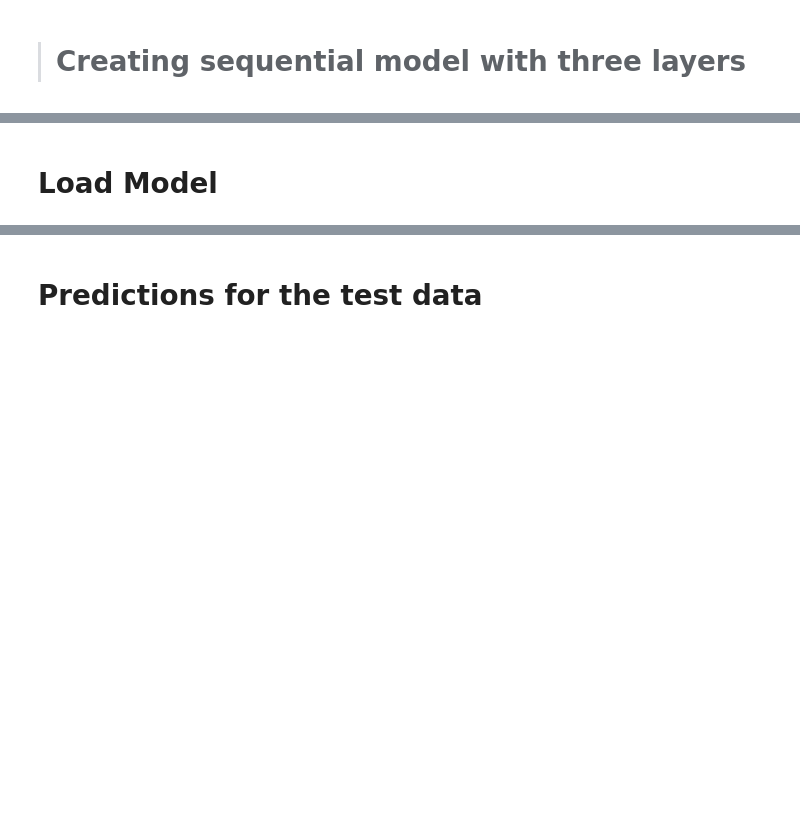
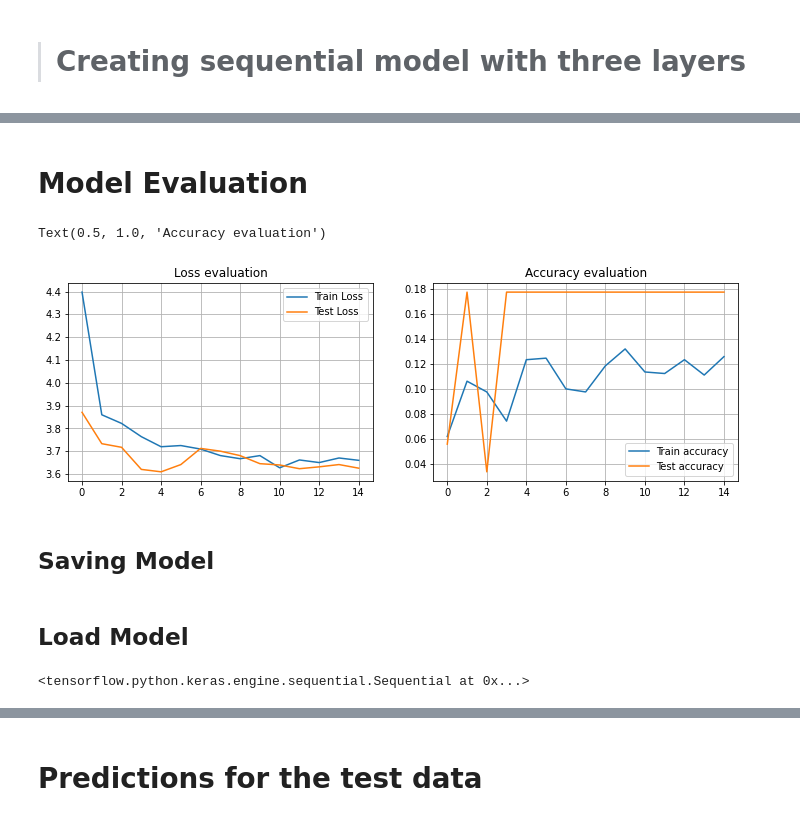
Before and after one commit to hdvvip/MAS651, a Jupyter notebook: visual-product-recommendation-system-final-project.ipynb, the cells around one changed output, grey strips where cells are left out. Drawn from its saved outputs; the diff is of its cells as text; code cells hidden in the pictures; blank space fills up the shorter version.

```diff
--- a/visual-product-recommendation-system-final-project.ipynb
+++ b/visual-product-recommendation-system-final-project.ipynb
@@ -368,3 +403 @@ def train_model(model):
 #     model.fit(X_train, Y_train, epochs=50, batch_size=512, validation_split=0.2)
-# %%
-train_model(model)
@@ -388,0 +404,2 @@ Epoch 50/50
+# %%
+training_history = train_model(model)
@@ -388,0 +424,30 @@ Epoch 50/50
+# %% [markdown]
+# Model Evaluation
+# %%
+import pickle
+with open('./training_history_pickle', "wb") as pkl_file:
+        pickle.dump(training_history.history, pkl_file, pickle.HIGHEST_PROTOCOL)
+# %%
+with open('./training_history_pickle', "rb") as pkl_file:
+        training_history_load = pickle.load(pkl_file)
+# %%
+plt.figure(figsize=(12, 8))
+
+plt.subplot(2, 2, 1)
+plt.plot(training_history_load['loss'], label='Train Loss')
+plt.plot(training_history_load['val_loss'], label='Test Loss')
+plt.legend()
+plt.grid()
+plt.title('Loss evaluation')
+
+plt.subplot(2, 2, 2)
+plt.plot(training_history_load['accuracy'], label='Train accuracy')
+plt.plot(training_history_load['val_accuracy'], label='Test accuracy')
+plt.legend()
+plt.grid()
+plt.title('Accuracy evaluation')
+# %% [output]
+Text(0.5, 1.0, 'Accuracy evaluation')
+[figure, added]
+# %% [markdown]
+## Saving Model
@@ -389,3 +456,3 @@ Epoch 50/50
 # %% [markdown]
-# Load Model
+## Load Model
 # %%
@@ -393,2 +460,5 @@ Epoch 50/50
 # %%
-# model = models.load_model('visual_product_recommend.h5')
+pretrained_model = models.load_model('./visual_product_recommend.h5')
+pretrained_model
+# %% [output]
+<tensorflow.python.keras.engine.sequential.Sequential at 0x...>
```
Also changed, not shown: parts of 46 cells of this notebook.
